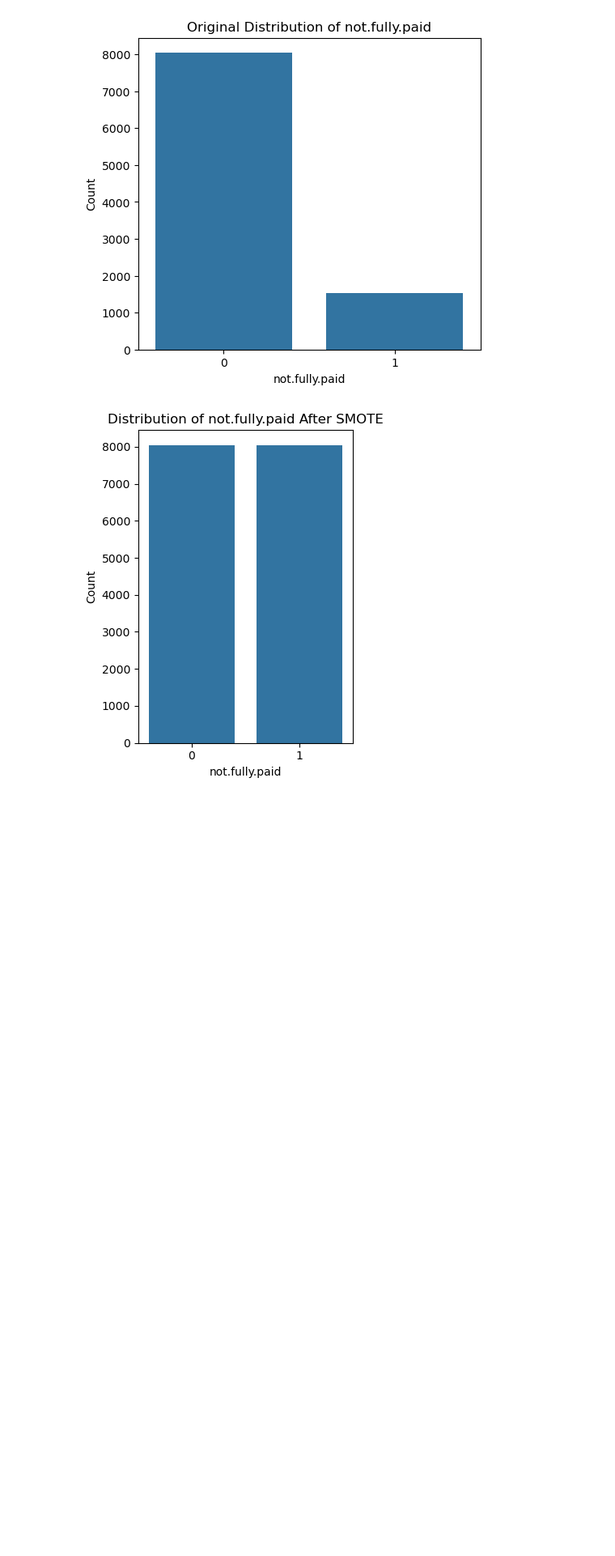
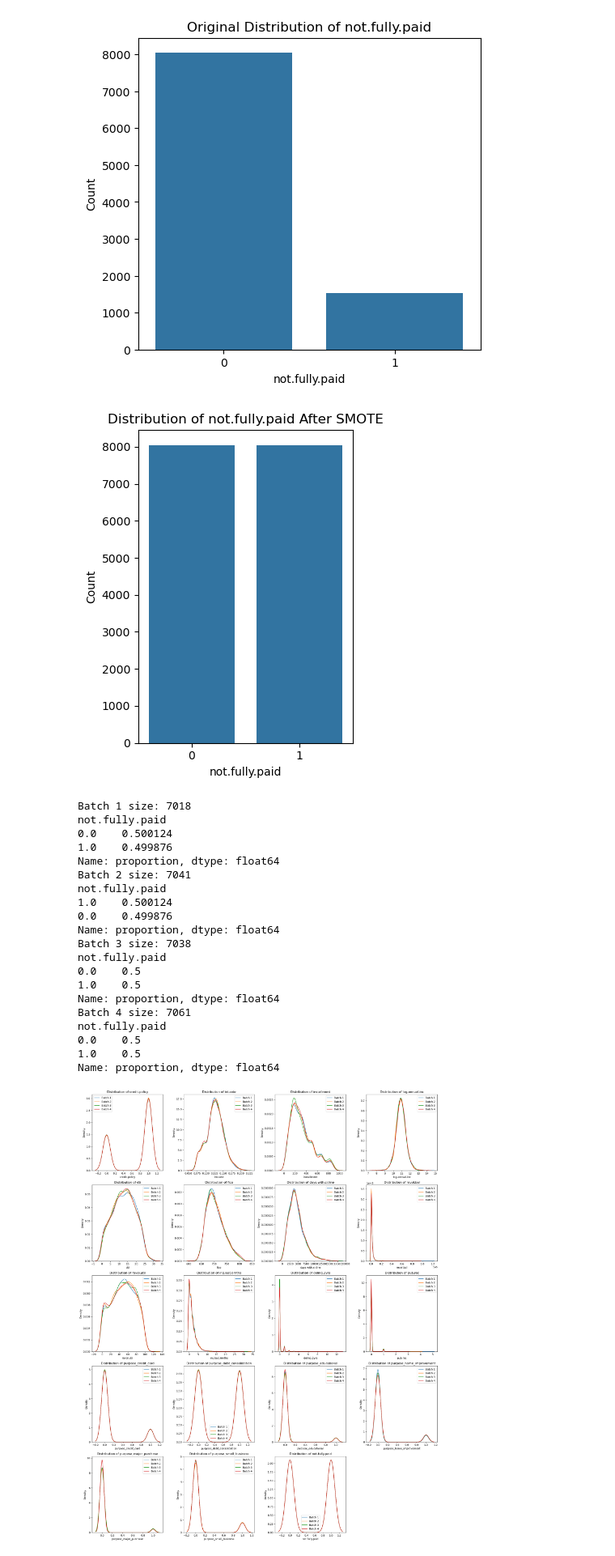
Before and after one commit to tangezerman/Loan-return-prediction, a Jupyter notebook: preprocess.ipynb, the cells around one changed output. Shown at 81% size. Cells and saved outputs as stored; diff of their text form; code cells hidden in the pictures; blank space fills up the shorter version.

```diff
--- a/preprocess.ipynb
+++ b/preprocess.ipynb
@@ -85,3 +86,82 @@ balanced_data = pd.concat([pd.DataFrame(X_resampled, columns=X_encoded.columns),
 
 # Save the balanced dataset to a CSV file
 balanced_data.to_csv('balanced_loan_data.csv', index=False)
+# %%
+import pandas as pd
+from sklearn.model_selection import StratifiedKFold
+import matplotlib.pyplot as plt
+import seaborn as sns
+
+# Load the balanced dataset
+data = pd.read_csv('balanced_loan_data.csv')
+
+# Prepare the features and target variable
+X = data.drop(['not.fully.paid'], axis=1)
+y = data['not.fully.paid']
+
+# Initialize StratifiedKFold
+skf = StratifiedKFold(n_splits=4, shuffle=True, random_state=42)
+
+# Create batches
+batches = []
+for train_index, test_index in skf.split(X, y):
+    X_batch, y_batch = X.iloc[test_index], y.iloc[test_index]
+    batch = pd.concat([X_batch, y_batch.reset_index(drop=True)], axis=1)
+    batches.append(batch)
+
+# Save batches to CSV files
+for i, batch in enumerate(batches):
+    batch.to_csv(f'batch_{i+1}.csv', index=False)
+
+# Output the sizes of each batch to ensure they are similar
+for i, batch in enumerate(batches):
+    print(f'Batch {i+1} size: {len(batch)}')
+    print(batch['not.fully.paid'].value_counts(normalize=True))
+
+# Plot distributions of each column for all batches
+columns = data.columns
+n_cols = 4  # Number of columns for subplots
+n_rows = len(columns) // n_cols + (len(columns) % n_cols > 0)
+
+fig, axes = plt.subplots(n_rows, n_cols, figsize=(20, n_rows * 5))
+
+for col_idx, col in enumerate(columns):
+    row = col_idx // n_cols
+    col_position = col_idx % n_cols
+    ax = axes[row, col_position]
+
+    for i, batch in enumerate(batches):
+        sns.kdeplot(batch[col], ax=ax, label=f'Batch {i+1}')
+
+    ax.set_title(f'Distribution of {col}')
+    ax.legend()
+
+# Remove empty subplots
+if len(columns) % n_cols != 0:
+    for j in range(len(columns) % n_cols, n_cols):
+        fig.delaxes(axes[-1, j])
+
+plt.tight_layout()
+plt.show()
+# %% [output]
+Batch 1 size: 7018
+not.fully.paid
+0.0    0.500124
+1.0    0.499876
+Name: proportion, dtype: float64
+Batch 2 size: 7041
+not.fully.paid
+1.0    0.500124
+0.0    0.499876
+Name: proportion, dtype: float64
+Batch 3 size: 7038
+not.fully.paid
+0.0    0.5
+1.0    0.5
+Name: proportion, dtype: float64
+Batch 4 size: 7061
+not.fully.paid
+0.0    0.5
+1.0    0.5
+Name: proportion, dtype: float64
+[figure, added]
```
Also changed, not shown: parts of 2 cells of this notebook, 1 other file.
